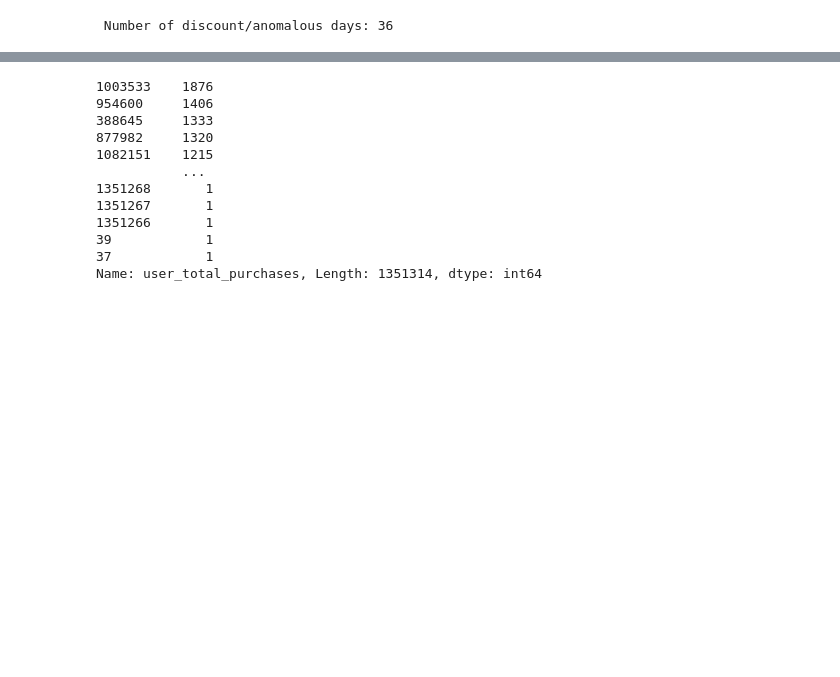
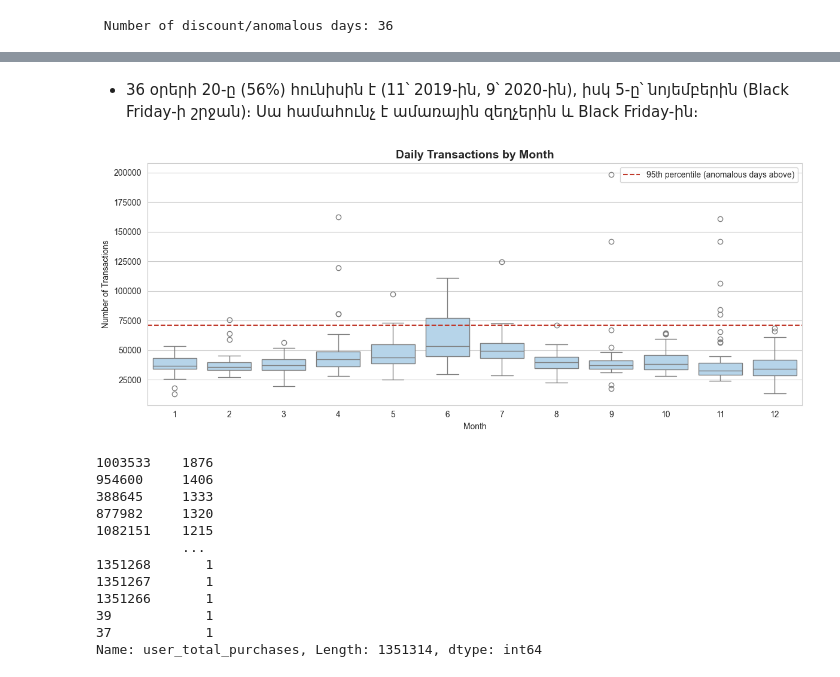
Before and after one commit to parsyan-n/hm-recommendation-project, a Jupyter notebook: EDA_FeatureEngineering.ipynb, the cells around one changed output, grey strips where cells are left out. Drawn from its saved outputs; the diff is of its cells as text; code cells hidden in the pictures; blank space fills up the shorter version.

```diff
--- a/EDA_FeatureEngineering.ipynb
+++ b/EDA_FeatureEngineering.ipynb
@@ -433,3 +477,20 @@ articles['organic_popularity'] = articles['organic_popularity'].fillna(0).astype
+# %% [markdown]
+* 36 օրերի 20-ը (56%) հունիսին է (11՝ 2019-ին, 9՝ 2020-ին), իսկ 5-ը՝ նոյեմբերին (Black Friday-ի շրջան)։ Սա համահունչ է ամառային զեղչերին և Black Friday-ին։
+# %%
+daily = train.groupby('t_dat').size().reset_index(name='sales')
+daily['month'] = daily['t_dat'].dt.month
+
+plt.figure(figsize=(12, 5))
+sns.boxplot(data=daily, x='month', y='sales', color='#aed6f1')
+plt.axhline(threshold, color='#c0392b', linestyle='--', label='95th percentile (anomalous days above)')
+plt.title('Daily Transactions by Month', fontsize=14, fontweight='bold')
+plt.xlabel('Month')
+plt.ylabel('Number of Transactions')
+plt.legend()
+plt.tight_layout()
+plt.show()
+# %% [output]
+[figure, added]
 # %%
 #=============================================================================
 #                          Customer Purchases
```
Also changed, not shown: parts of 97 cells of this notebook.
